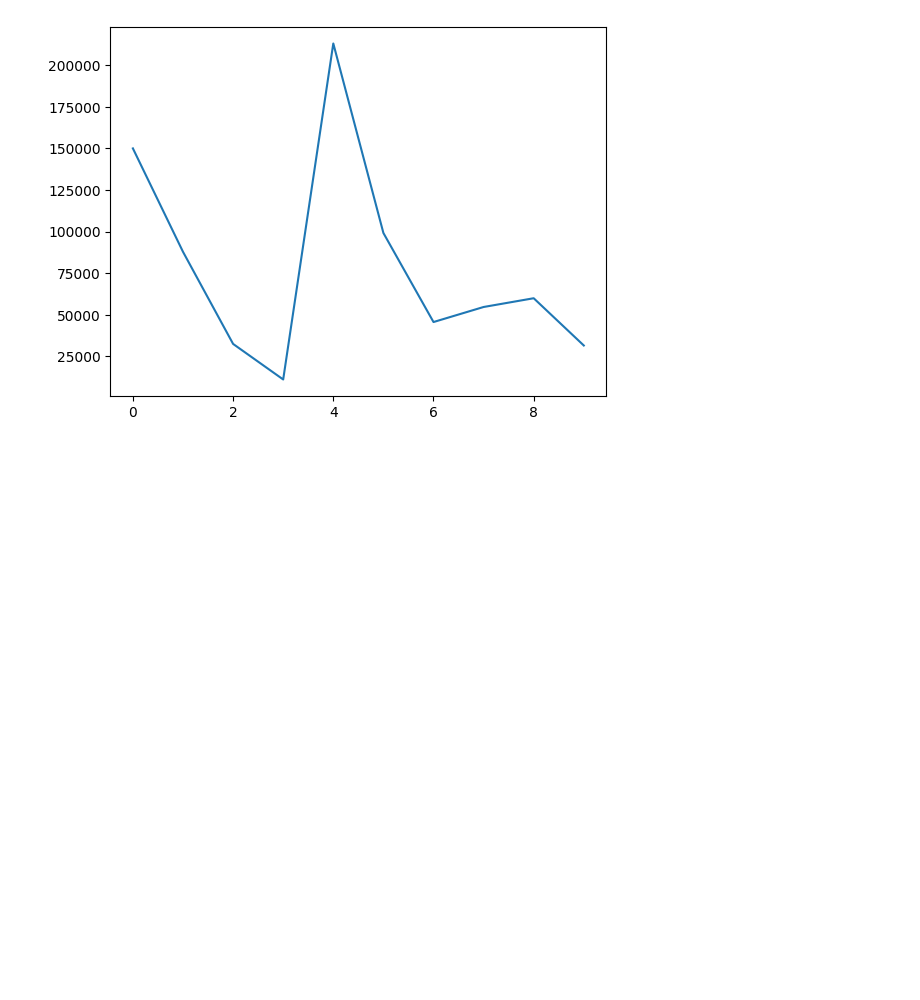
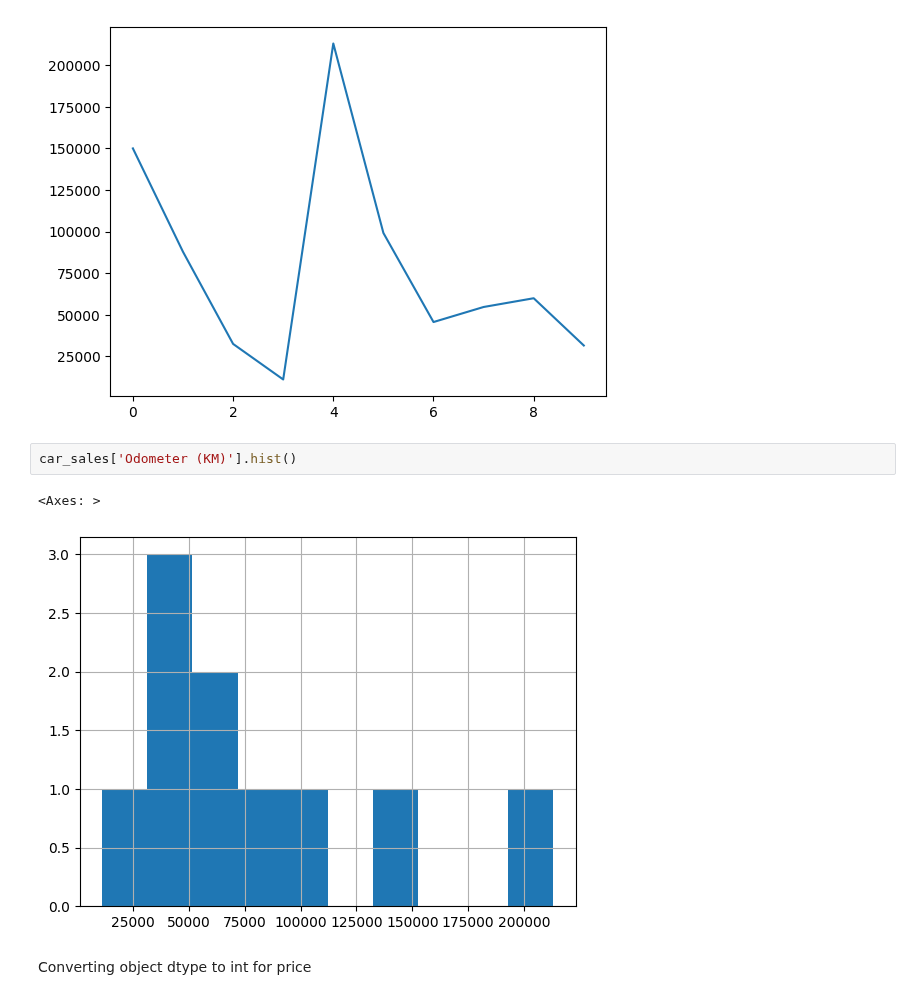
Before and after one commit to niclashart/Projects, a Jupyter notebook: Study/ZTM/ML Beginner/Code/introduction_to_pandas.ipynb, the cells around one changed output. Drawn from its saved outputs; the diff is of its cells as text; blank space fills up the shorter version.

```diff
--- a/Study/ZTM/ML Beginner/Code/introduction_to_pandas.ipynb
+++ b/Study/ZTM/ML Beginner/Code/introduction_to_pandas.ipynb
@@ -349,3 +352,10 @@ car_sales['Odometer (KM)'].plot()
 # %% [output]
 <Axes: >
 [figure]
+# %%
+car_sales['Odometer (KM)'].hist()
+# %% [output]
+<Axes: >
+[figure, added]
+# %% [markdown]
+Converting object dtype to int for price
```
Also changed, not shown: parts of 6 cells of this notebook.
